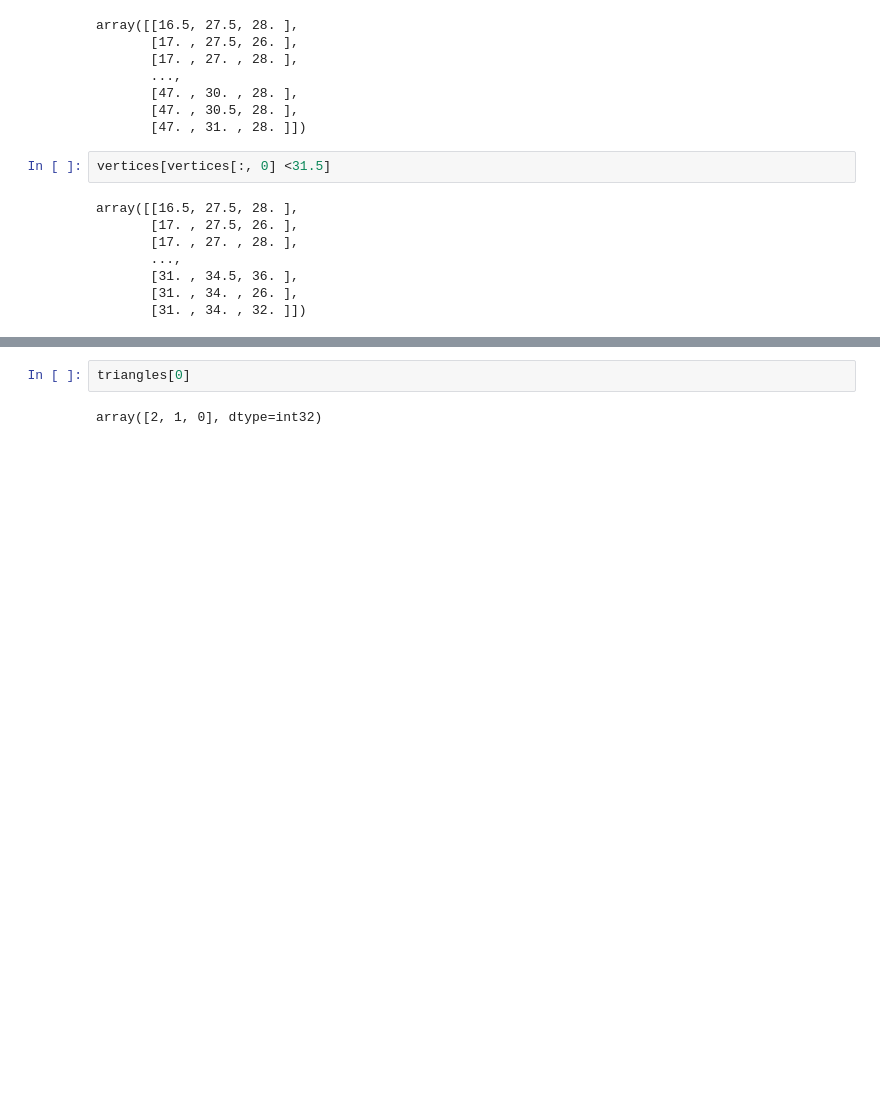
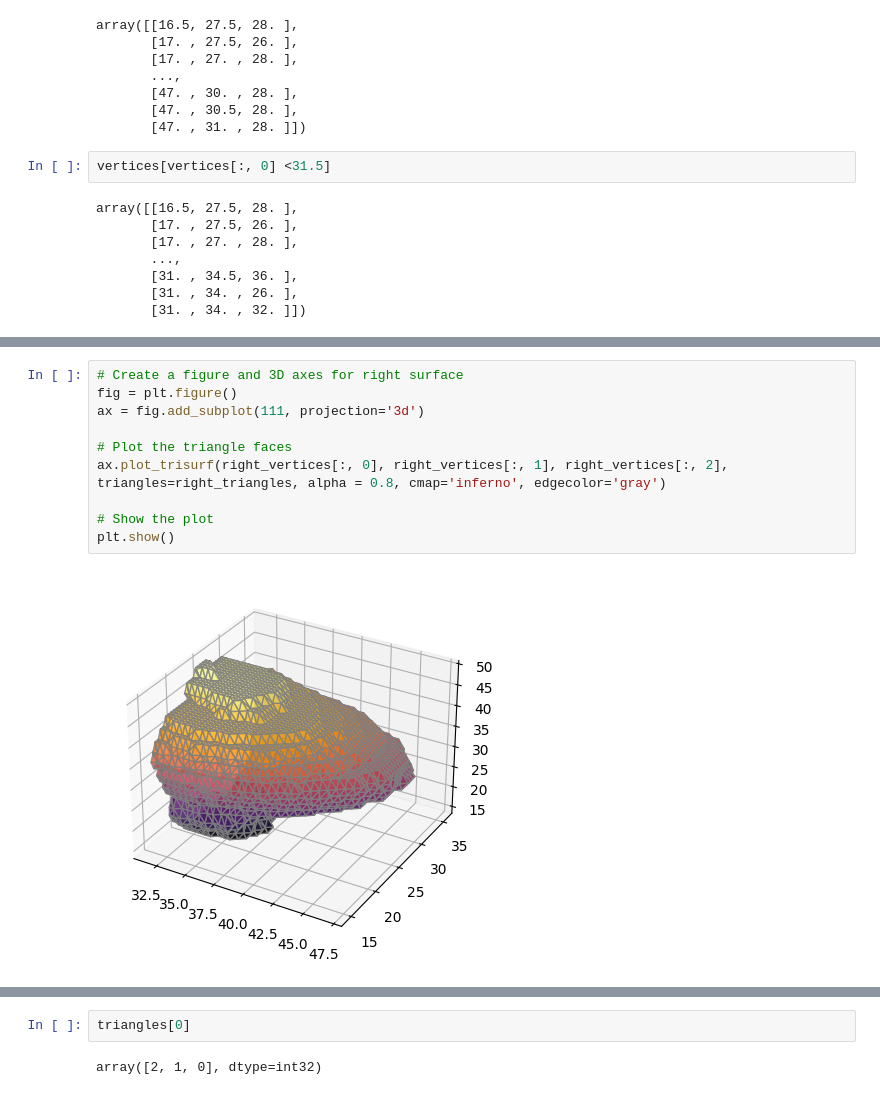
Before and after one commit to R-icntay/pgrf, a Jupyter notebook: CW1/task_1_2.ipynb, the cells around one changed output, grey strips where cells are left out. Cells and saved outputs as stored; diff of their text form; blank space fills up the shorter version.

```diff
--- a/CW1/task_1_2.ipynb
+++ b/CW1/task_1_2.ipynb
@@ -140,3 +179,15 @@ array([[16.5, 27.5, 28. ],
+# %%
+# Create a figure and 3D axes for right surface
+fig = plt.figure()
+ax = fig.add_subplot(111, projection='3d')
+
+# Plot the triangle faces
+ax.plot_trisurf(right_vertices[:, 0], right_vertices[:, 1], right_vertices[:, 2], triangles=right_triangles, alpha = 0.8, cmap='inferno', edgecolor='gray')
+
+# Show the plot
+plt.show()
+# %% [output]
+[figure, added]
 # %%
 # Let's start easy and split this triangulated surface into 2 surfaces, left and right
 sagittal_plane = np.median(vertices[:, 0].flatten())
```
Also changed, not shown: parts of 19 cells of this notebook.
